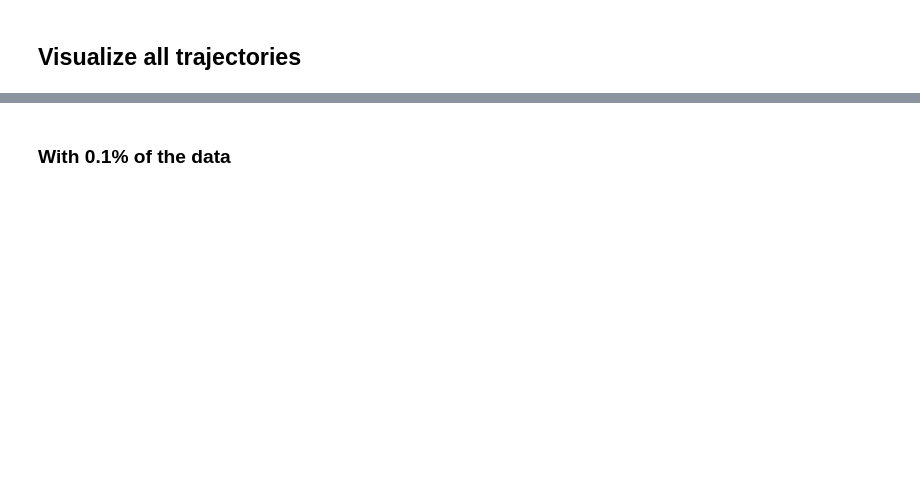
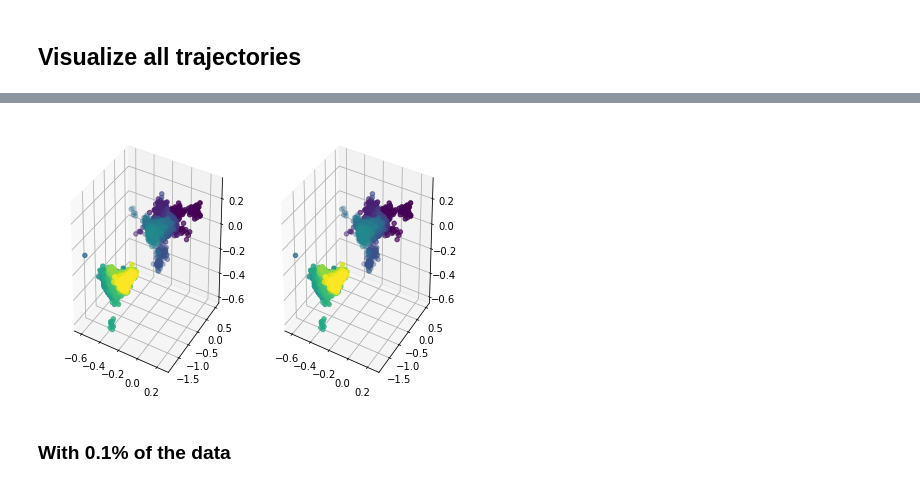
Before and after one commit to RobertArbon/water_diffusion, a Jupyter notebook: Visualise_all.ipynb, the cells around one changed output, grey strips where cells are left out. Saved outputs shown, nothing was run; the diff lists cells and outputs as text; code cells hidden in the pictures; blank space fills up the shorter version.

```diff
--- a/Visualise_all.ipynb
+++ b/Visualise_all.ipynb
@@ -50,0 +65,17 @@ plt.tight_layout()
+# %%
+dxyz = xyz[1:,:]-xyz[:-1, :]
+dxyz = np.concatenate(([[0, 0, 0]], dxyz), axis=0)
+# %%
+jumped = (np.abs(dxyz)>box_l)*1
+new_xyz = xyz - jumped*np.sign(dxyz)*box_l
+# %%
+new_traj = md.Trajectory(xyz=new_xyz.reshape(-1, 1, 3), topology=traj.top)
+# %%
+fig = plt.figure()
+for i, trj in enumerate([traj, new_traj]):
+    ax = fig.add_subplot(1,2,i+1,projection='3d')
+    plot_sample(ax, fig,trj, frac=0.001)
+
+plt.tight_layout()
+# %% [output]
+[figure, added]
```
Also changed, not shown: parts of 15 cells of this notebook, 4 other files.
